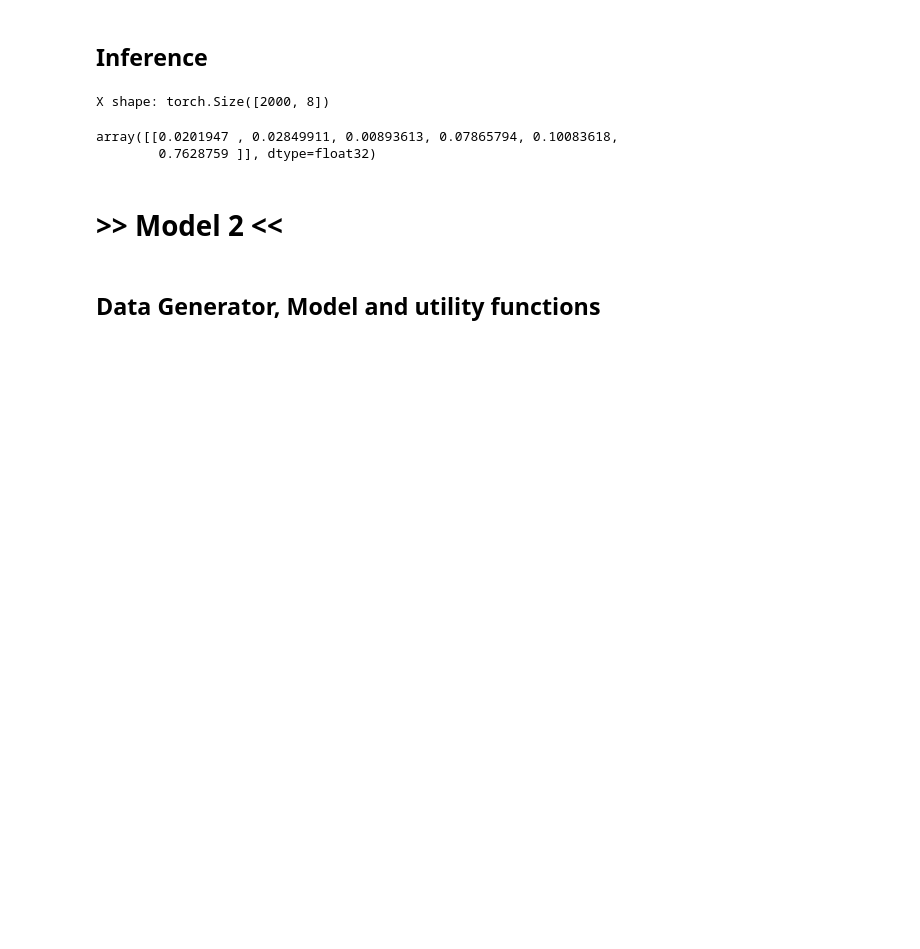
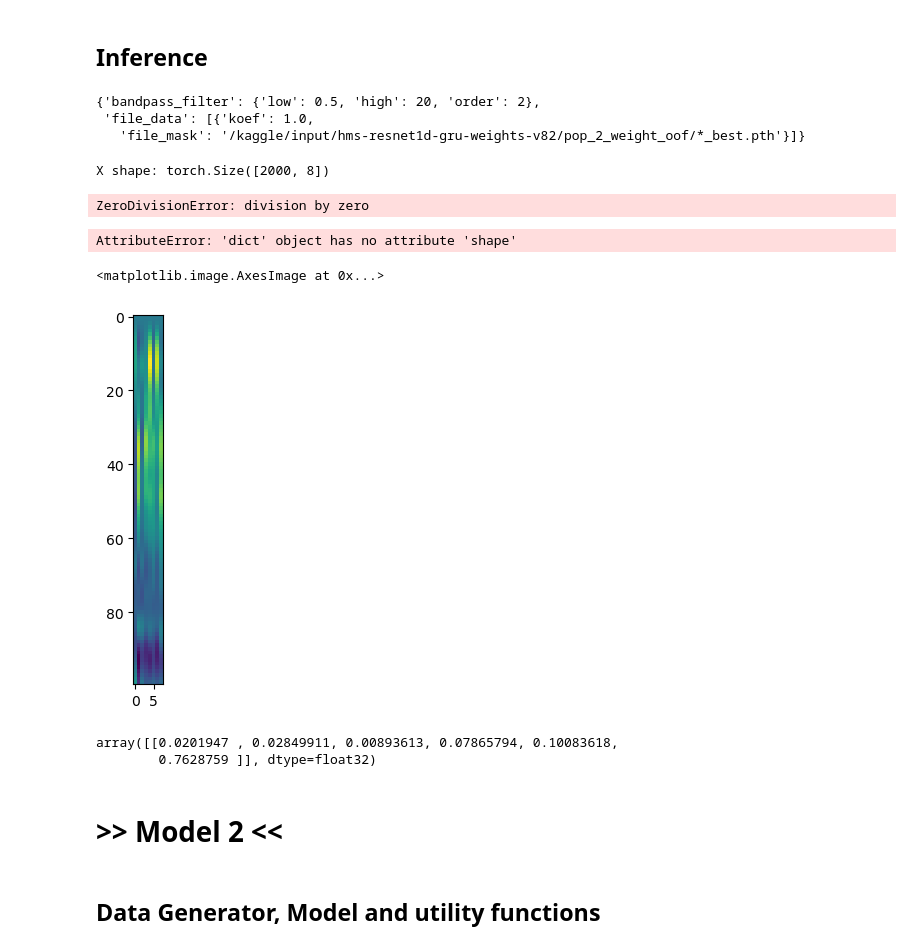
Before and after one commit to mberghouse/Kaggle-Competitions, a Jupyter notebook: HMS-harmful-brain-activity/there-model-ensemble-lb-0-3.ipynb, the cells around one changed output. Drawn from its saved outputs; the diff is of its cells as text; code cells hidden in the pictures; blank space fills up the shorter version.

```diff
--- a/HMS-harmful-brain-activity/there-model-ensemble-lb-0-3.ipynb
+++ b/HMS-harmful-brain-activity/there-model-ensemble-lb-0-3.ipynb
@@ -687,0 +786,26 @@ There are 20 raw eeg features
+# %%
+import torch
+import torch.nn as nn
+import torch.nn.functional as F
+
+class MyModel(nn.Module):
+    def __init__(self):
+        super(MyModel, self).__init__()
+
+
+        self.flatten = nn.Flatten()
+        self.fc1 = nn.Linear(16000, 30000)
+        #self.relu4 = nn.ReLU()
+        #self.dropout = nn.Dropout(p=0.5)
+        self.fc2 = nn.Linear(30000, 6)
+
+    def forward(self, x):
+
+
+        x = self.flatten(x)
+        x = F.relu(self.fc1(x))
+        #x = self.relu4(x)
+        #x = self.dropout(x)
+        x = self.fc2(x)
+
+        return F.softmax(x)
@@ -688,5 +905,12 @@ There are 20 raw eeg features
 # %% [markdown]
 ## Inference
+# %%
+model_block=model_weights[0]
+model_block
+# %% [output]
+{'bandpass_filter': {'low': 0.5, 'high': 20, 'order': 2},
+ 'file_data': [{'koef': 1.0,
+   'file_mask': '/kaggle/input/hms-resnet1d-gru-weights-v82/pop_2_weight_oof/*_best.pth'}]}
 # %%
 koef_sum = 0
 koef_count = 0
@@ -697,7 +921,7 @@ for model_block in model_weights:
     test_dataset = EEGDataset(
         df=test_df,
         batch_size=CFG.batch_size,
-        mode="test",
+        mode="train",
         eegs=all_eegs,
         bandpass_filter=model_block['bandpass_filter']
     )
@@ -710,8 +934,8 @@ for model_block in model_weights:
     test_loader = DataLoader(
         test_dataset,
         batch_size=CFG.batch_size,
-        shuffle=False,
-        num_workers=CFG.num_workers,
+        shuffle=True,
+        num_workers=0,
         pin_memory=True,
         drop_last=False,
     )
@@ -746,6 +970,17 @@ predictions /= koef_sum
 predictions = np.mean(predictions, axis=0)
 # %% [output]
 X shape: torch.Size([2000, 8])
+ZeroDivisionError: division by zero
+# %%
+x = next(iter(test_loader))
+x.shape
+# %% [output]
+AttributeError: 'dict' object has no attribute 'shape'
+# %%
+plt.imshow(x['eeg'][0,0:100,:])
+# %% [output]
+<matplotlib.image.AxesImage at 0x...>
+[figure, added]
 # %%
 predss_1 = predictions
 predss_1
```
Also changed, not shown: parts of 17 cells of this notebook, 25 other files.
